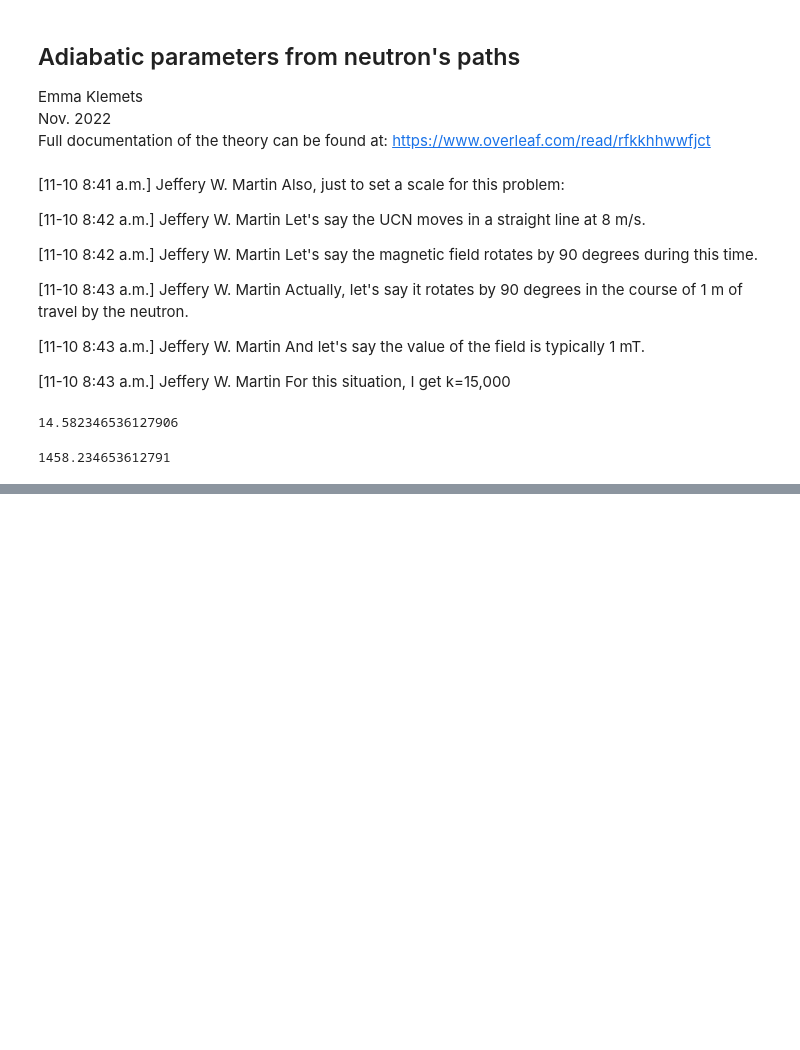
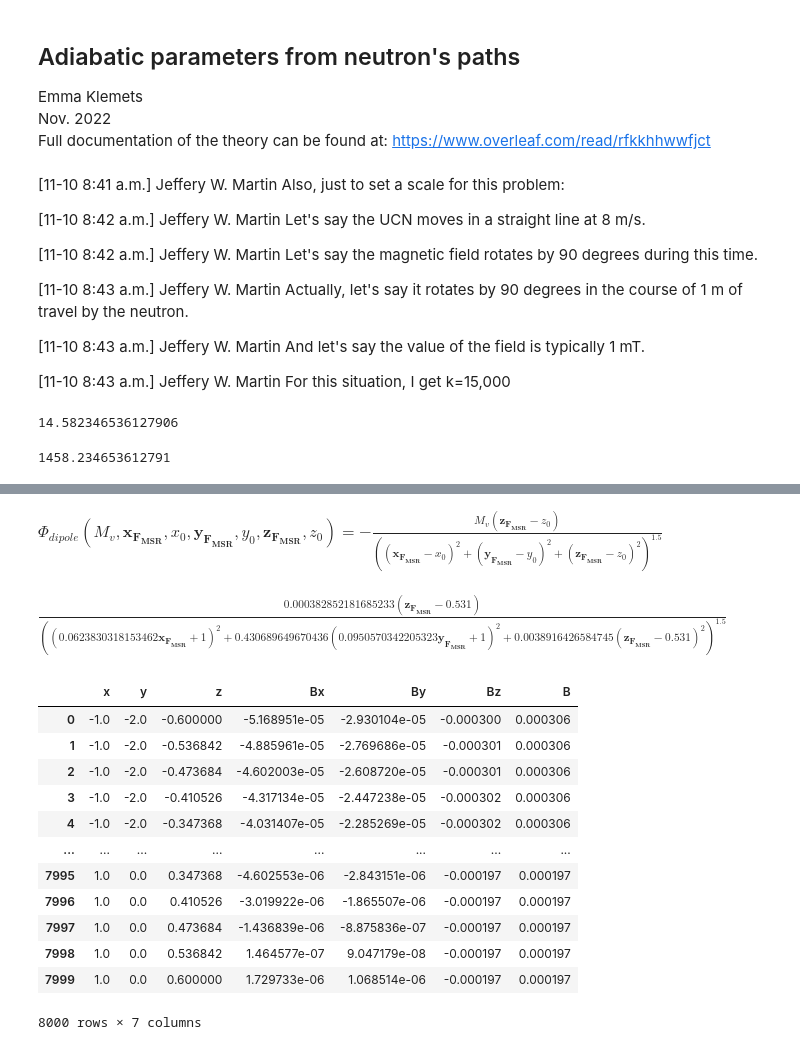
Before and after one commit to eklem1/AdiabaticSpinTransp, a Jupyter notebook: CalculatingK.ipynb, the cells around one changed output, grey strips where cells are left out. Cells and saved outputs as stored; diff of their text form; code cells hidden in the pictures; blank space fills up the shorter version.

```diff
--- a/CalculatingK.ipynb
+++ b/CalculatingK.ipynb
@@ -172,0 +204,26 @@ plt.show()
+# %%
+#define a coordinate system to use
+R = CoordSys3D('F_{MSR}')
+M = sp.symbols("M_v")
+x0,y0, z0 = sp.symbols(" x_0  y_0 z_0")
+
+#the dipole function for the scalar potential
+Phi = sp.Function("\Phi_{dipole}")(M, R.x, x0,R.y, y0,R.z, z0 )
+Phi_funct = -M*(R.z-z0) / ((R.x-x0)**2 + (R.y-y0)**2 +(R.z-z0)**2)**(3/2)
+
+display(sp.Eq(Phi, Phi_funct, evaluate=False))
+# %% [output]
+$\displaystyle \Phi_{dipole}{\left(M_{v},\mathbf{{x}_{F_{MSR}}},x_{0},\mathbf{{y}_{F_{MSR}}},y_{0},\mathbf{{z}_{F_{MSR}}},z_{0} \right)} = - \frac{M_{v} \left(\mathbf{{z}_{F_{MSR}}} - z_{0}\right)}{\left(\left(\mathbf{{x}_{F_{MSR}}} - x_{0}\right)^{2} + \left(\mathbf{{y}_{F_{MSR}}} - y_{0}\right)^{2} + \left(\mathbf{{z}_{F_{MSR}}} - z_{0}\right)^{2}\right)^{1.5}}$
+# %%
+# The fit parameters from Takashi's work
+M_fit = -1.577 #T·m^3
+x0_fit = -16.03 #m
+y0_fit = -10.52 #m
+z0_fit = 0.531 #m
+
+Phi_funct = Phi_funct.subs(M, M_fit).subs(x0, x0_fit).subs(y0,
+                        y0_fit).subs(z0, z0_fit)
+
+Phi_funct
+# %% [output]
+$\displaystyle \frac{0.000382852181685233 \left(\mathbf{{z}_{F_{MSR}}} - 0.531\right)}{\left(\left(0.0623830318153462 \mathbf{{x}_{F_{MSR}}} + 1\right)^{2} + 0.430689649670436 \left(0.0950570342205323 \mathbf{{y}_{F_{MSR}}} + 1\right)^{2} + 0.0038916426584745 \left(\mathbf{{z}_{F_{MSR}}} - 0.531\right)^{2}\right)^{1.5}}$
@@ -172,0 +246,49 @@ plt.show()
+# %%
+# get a meshgrid of the region we actually want data for (in meters)
+n = 20
+DimX = np.linspace(-1, 1, n)
+DimY = np.linspace(-2, 0, n)
+DimZ = np.linspace(-0.6, 0.6, n)
+
+# DimX = np.linspace(-4, 2, 100)
+# DimY = np.array([.3275])
+# DimZ = np.array([0])
+
+xx, yy, zz = np.meshgrid(DimX, DimY, DimZ, copy=True)
+
+#get the B field component in each position
+B_Xeval = B_x(xx, yy, zz)
+B_Yeval = B_y(xx, yy, zz)
+B_Zeval = B_z(xx, yy, zz)
+
+NT = np.product(xx.shape)
+# print(NT)
+
+#convert into a pandas data frame for use
+data = { #coords in m, B in T
+    "x": np.reshape(xx,NT),
+    "y": np.reshape(yy,NT),
+    "z": np.reshape(zz,NT),
+    "Bx": np.reshape(B_Xeval,NT),
+    "By": np.reshape(B_Yeval,NT),
+    "Bz": np.reshape(B_Zeval,NT),
+    "B": np.reshape(np.sqrt(B_Xeval**2 + B_Yeval**2 + B_Zeval**2),NT),
+}
+
+B_dipole = pd.DataFrame(data=data)
+# print(len(B_dipole.x.unique()), len(B_dipole.y.unique()), len(B_dipole.z.unique()))
+B_dipole
+# %% [output]
+|  | x | y | z | Bx | By | Bz | B |
+| 0 | -1.0 | -2.0 | -0.600000 | -5.168951e-05 | -2.930104e-05 | -0.000300 | 0.000306 |
+| 1 | -1.0 | -2.0 | -0.536842 | -4.885961e-05 | -2.769686e-05 | -0.000301 | 0.000306 |
+| 2 | -1.0 | -2.0 | -0.473684 | -4.602003e-05 | -2.608720e-05 | -0.000301 | 0.000306 |
+| 3 | -1.0 | -2.0 | -0.410526 | -4.317134e-05 | -2.447238e-05 | -0.000302 | 0.000306 |
+| 4 | -1.0 | -2.0 | -0.347368 | -4.031407e-05 | -2.285269e-05 | -0.000302 | 0.000306 |
+| ... | ... | ... | ... | ... | ... | ... | ... |
+| 7995 | 1.0 | 0.0 | 0.347368 | -4.602553e-06 | -2.843151e-06 | -0.000197 | 0.000197 |
+| 7996 | 1.0 | 0.0 | 0.410526 | -3.019922e-06 | -1.865507e-06 | -0.000197 | 0.000197 |
+| 7997 | 1.0 | 0.0 | 0.473684 | -1.436839e-06 | -8.875836e-07 | -0.000197 | 0.000197 |
+| 7998 | 1.0 | 0.0 | 0.536842 | 1.464577e-07 | 9.047179e-08 | -0.000197 | 0.000197 |
+| 7999 | 1.0 | 0.0 | 0.600000 | 1.729733e-06 | 1.068514e-06 | -0.000197 | 0.000197 |
+8000 rows × 7 columns
```
Also changed, not shown: parts of 13 cells of this notebook, 1 other file.
